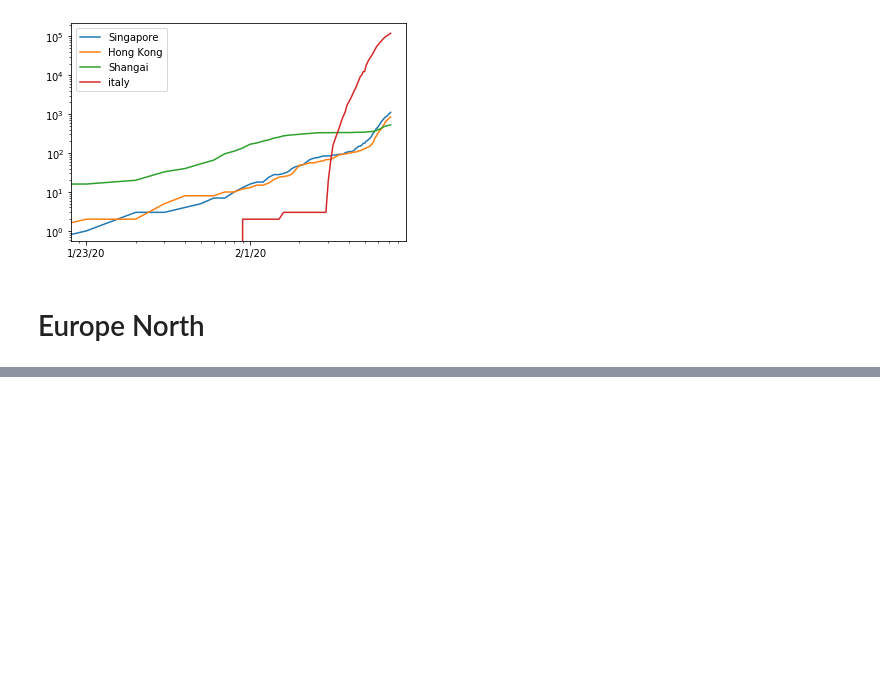
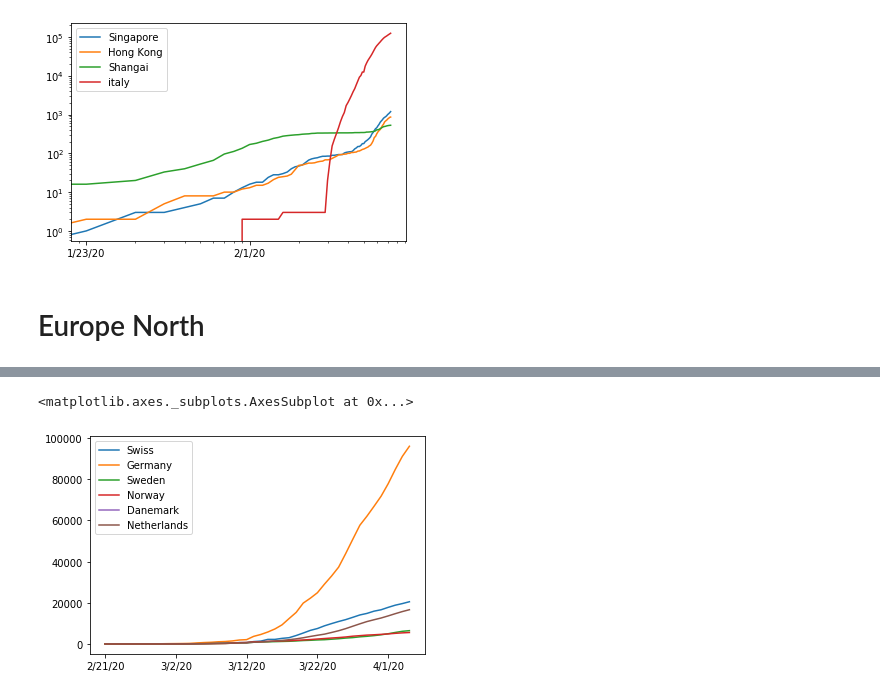
Before and after one commit to jpmieville/COVID-19_data_analyis, a Jupyter notebook: covid19_data_analysis.ipynb, the cells around one changed output, grey strips where cells are left out. Cells and saved outputs as stored; diff of their text form; code cells hidden in the pictures; blank space fills up the shorter version.

```diff
--- a/covid19_data_analysis.ipynb
+++ b/covid19_data_analysis.ipynb
@@ -415,0 +416,5 @@ df8[40:].plot(logx=True, logy=True)
+# %%
+df8[30:].plot()
+# %% [output]
+<matplotlib.axes._subplots.AxesSubplot at 0x...>
+[figure, added]
```
Also changed, not shown: parts of 31 cells of this notebook, 1 other file.
